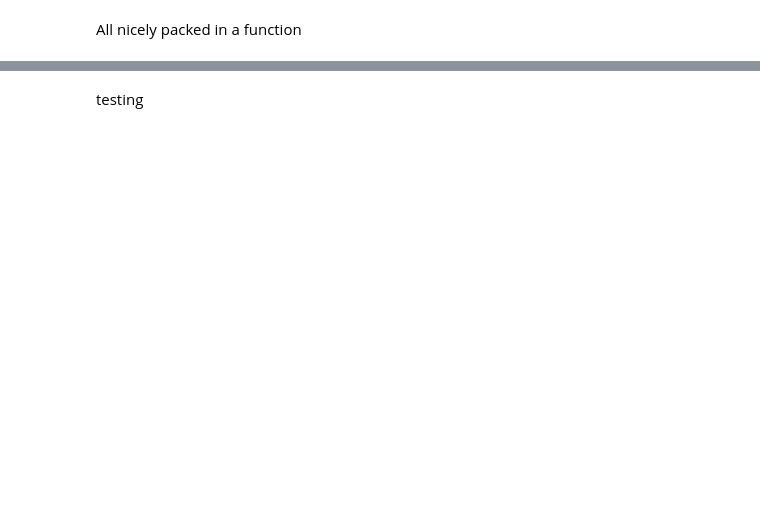
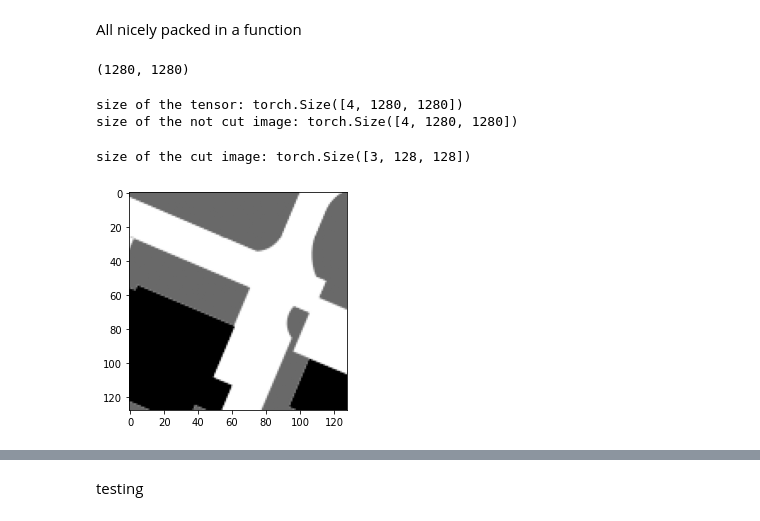
Before and after one commit to neithangurthang/SyntheticCities, a Jupyter notebook: notebooks/01 ReinforcementLearningExperiment.ipynb, the cells around one changed output, grey strips where cells are left out. Cells and saved outputs as stored; diff of their text form; code cells hidden in the pictures; blank space fills up the shorter version.

```diff
--- a/notebooks/01 ReinforcementLearningExperiment.ipynb
+++ b/notebooks/01 ReinforcementLearningExperiment.ipynb
@@ -283,0 +285,20 @@ def imgToScore(src, res):
+# %%
+size
+# %% [output]
+(1280, 1280)
+# %%
+a = imgLoader(filesrc, 128)
+print(f"size of the tensor: {a.X.size()}")
+print(f"size of the not cut image: {a.ResxSmall.size()}")
+# %% [output]
+size of the tensor: torch.Size([4, 1280, 1280])
+size of the not cut image: torch.Size([4, 1280, 1280])
+# %%
+a.loadAndCut()
+print(f"size of the cut image: {a.ResxSmall.size()}")
+# %% [output]
+size of the cut image: torch.Size([3, 128, 128])
+# %%
+a.printCut()
+# %% [output]
+[figure, added]
```
Also changed, not shown: parts of 26 cells of this notebook, 1 other file.
